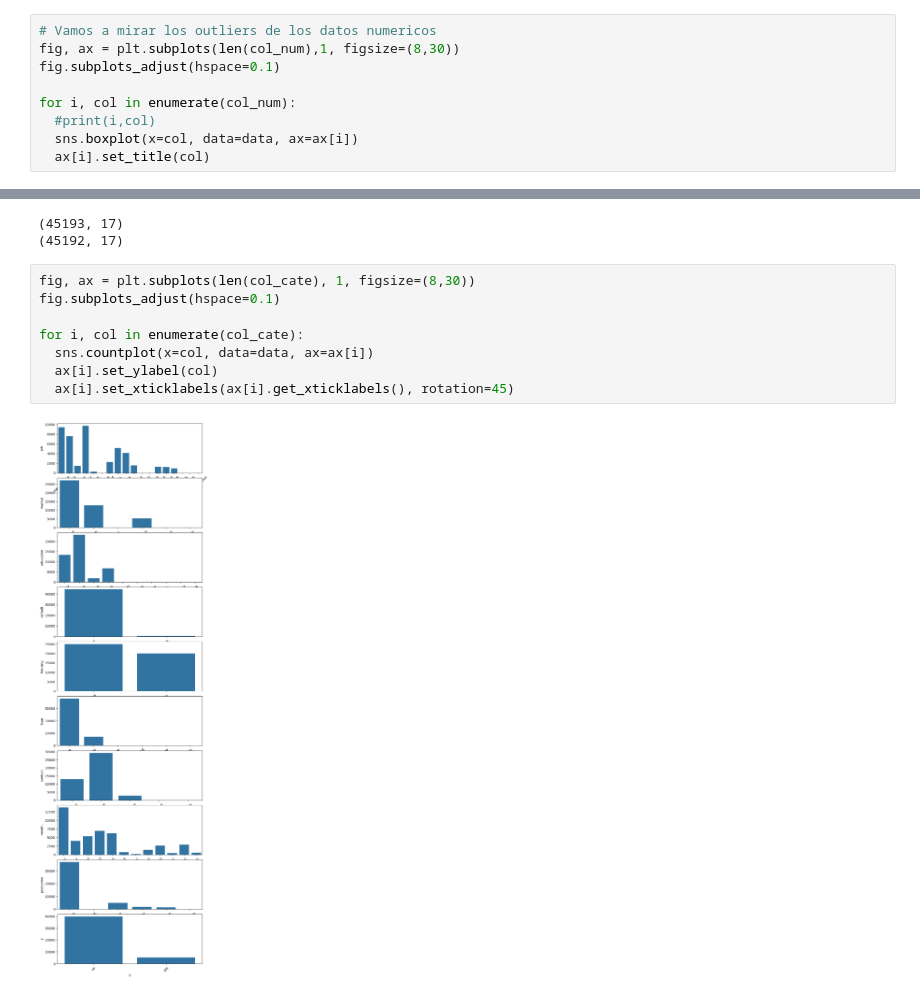
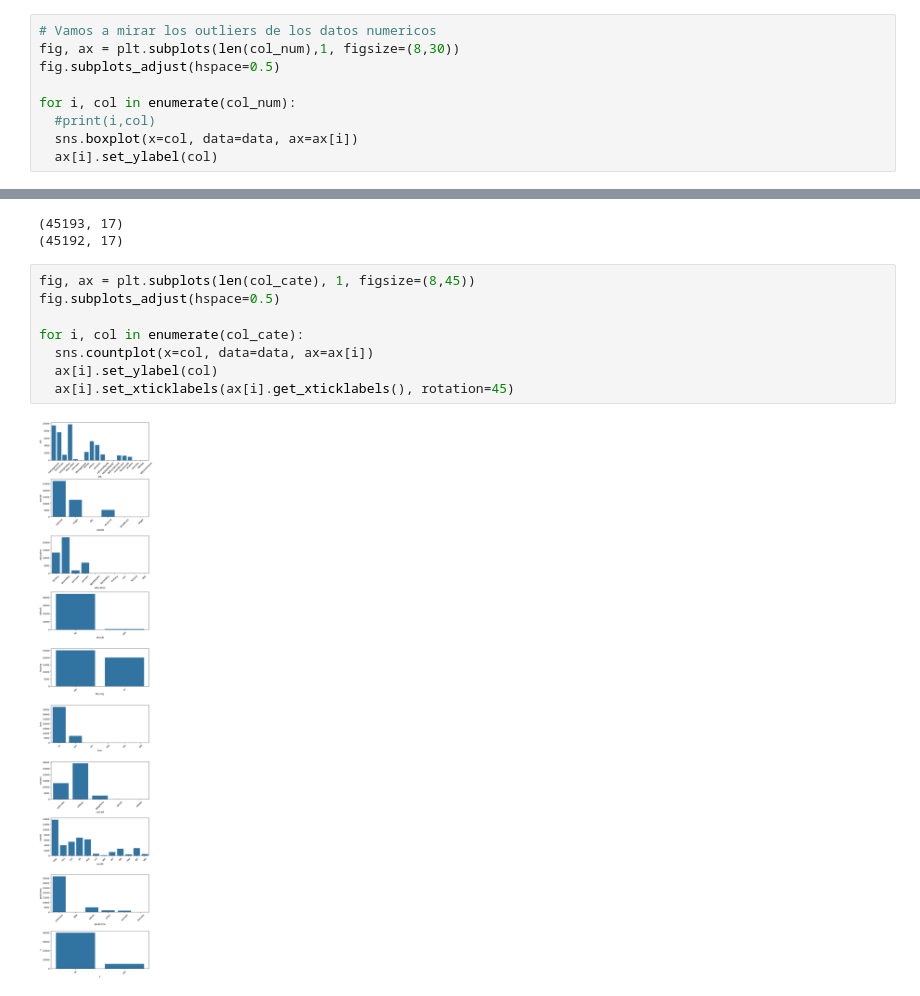
Before and after one commit to asegura4488/CienciaDatos, a Jupyter notebook: Semana3/Sesion5.ipynb, the cells around one changed output, grey strips where cells are left out. Saved outputs shown, nothing was run; the diff lists cells and outputs as text.

```diff
--- a/Semana3/Sesion5.ipynb
+++ b/Semana3/Sesion5.ipynb
@@ -158,10 +158,10 @@ col_num = ['age','balance','day','duration','campaign','pdays','previous']
 # %%
 # Vamos a mirar los outliers de los datos numericos
 fig, ax = plt.subplots(len(col_num),1, figsize=(8,30))
-fig.subplots_adjust(hspace=0.1)
+fig.subplots_adjust(hspace=0.5)
 
 for i, col in enumerate(col_num):
   #print(i,col)
   sns.boxplot(x=col, data=data, ax=ax[i])
-  ax[i].set_title(col)
+  ax[i].set_ylabel(col)
 # %% [output]
@@ -196,12 +196,12 @@ print(data.shape)
 (45193, 17)
 (45192, 17)
 # %%
-fig, ax = plt.subplots(len(col_cate), 1, figsize=(8,30))
-fig.subplots_adjust(hspace=0.1)
+fig, ax = plt.subplots(len(col_cate), 1, figsize=(8,45))
+fig.subplots_adjust(hspace=0.5)
 
 for i, col in enumerate(col_cate):
   sns.countplot(x=col, data=data, ax=ax[i])
   ax[i].set_ylabel(col)
   ax[i].set_xticklabels(ax[i].get_xticklabels(), rotation=45)
 # %% [output]
-[figure, old version]
+[figure, new version]
```
Also changed, not shown: parts of 1 cell of this notebook.
